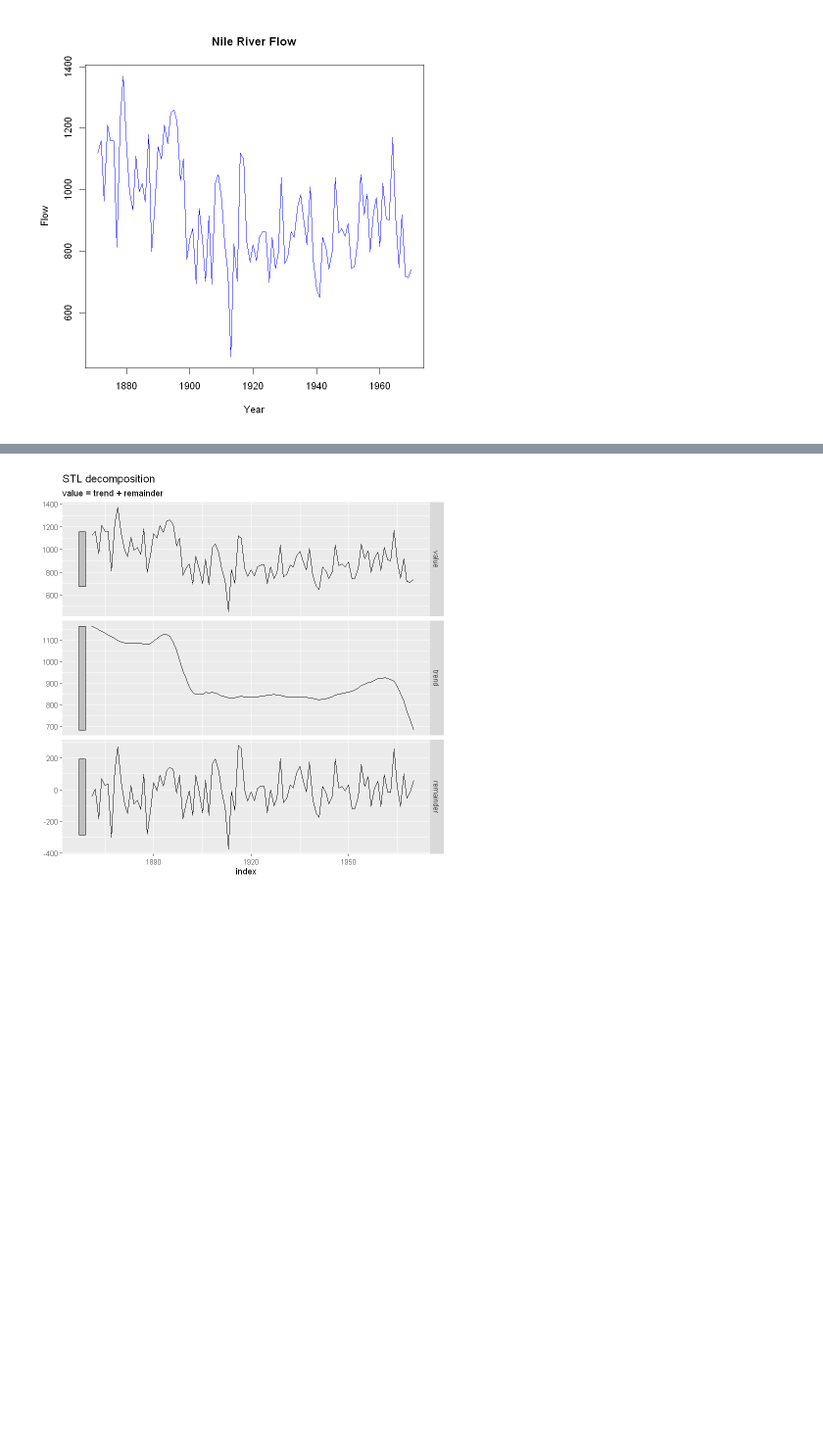
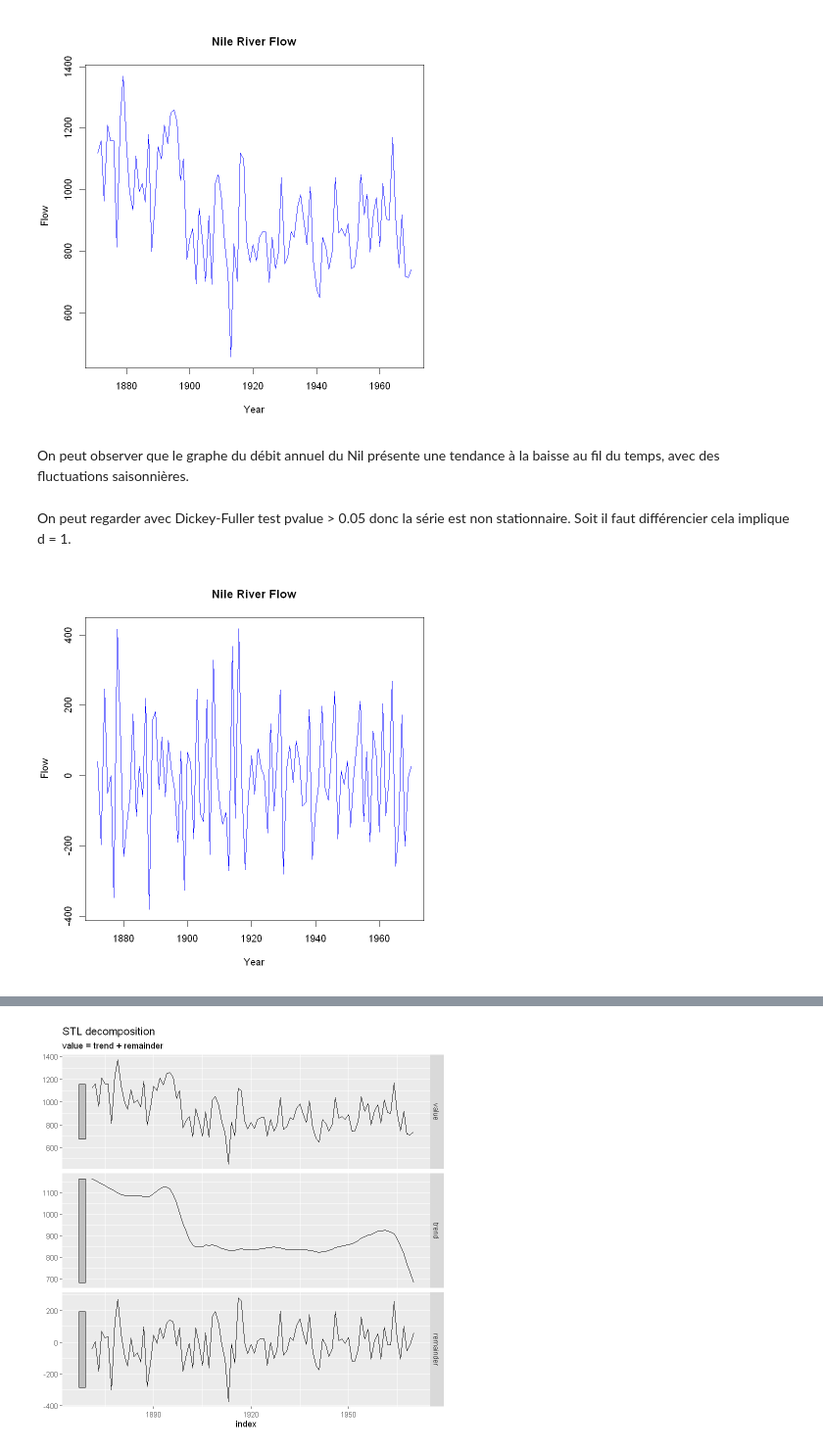
Before and after one commit to moh8dhia/nile-time-series, a Jupyter notebook: nile.ipynb, the cells around one changed output, grey strips where cells are left out. Shown at 98% size. Drawn from its saved outputs; the diff is of its cells as text; code cells hidden in the pictures; blank space fills up the shorter version.

```diff
--- a/nile.ipynb
+++ b/nile.ipynb
@@ -113,3 +113,17 @@ plot(Nile,
      type = "l")
 # %% [output]
 [figure]
+# %% [markdown]
+On peut observer que le graphe du débit annuel du Nil présente une tendance à la baisse au fil du temps, avec des fluctuations saisonnières.
+# %% [markdown]
+On peut regarder avec Dickey-Fuller test pvalue > 0.05 donc la série est non stationnaire. Soit il faut différencier cela implique d = 1.
+# %%
+dNile <- diff(Nile)
+plot(dNile,
+     main = "Nile River Flow",
+     ylab = "Flow",
+     xlab = "Year",
+     col = "blue",
+     type = "l")
+# %% [output]
+[figure, added]
```
Also changed, not shown: parts of 21 cells of this notebook.
